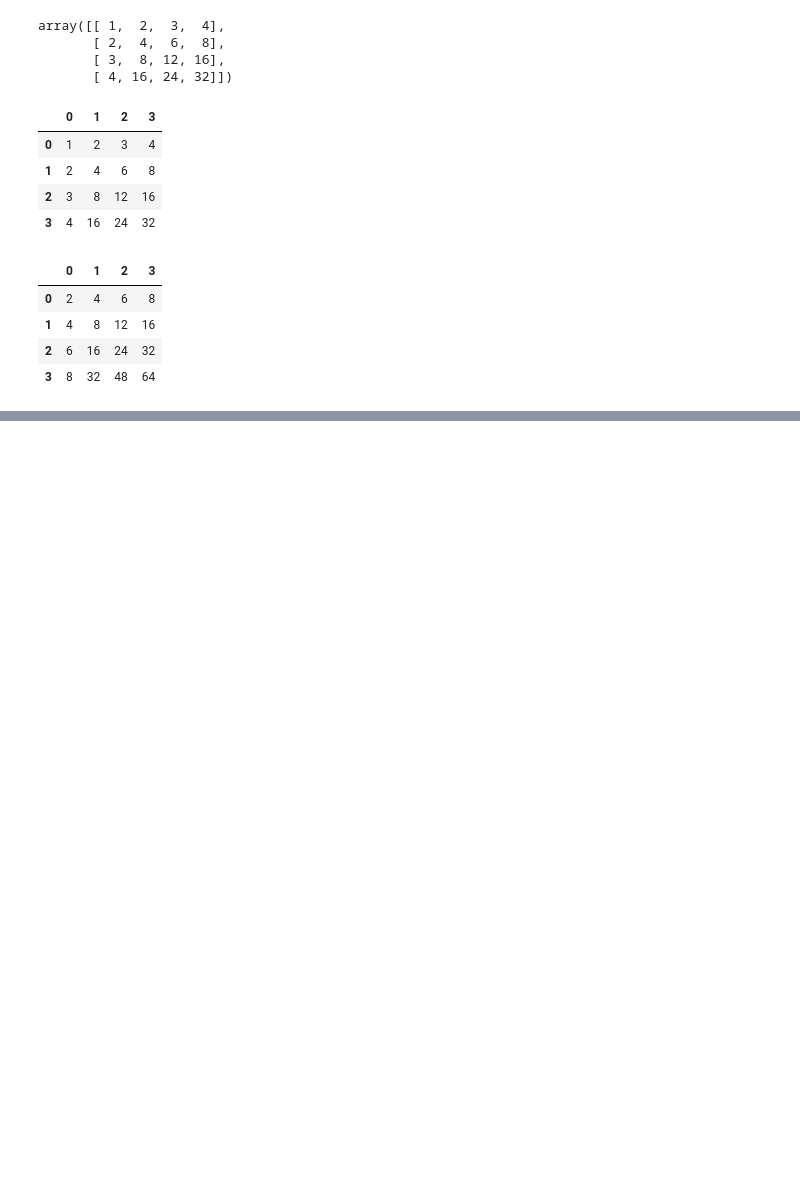
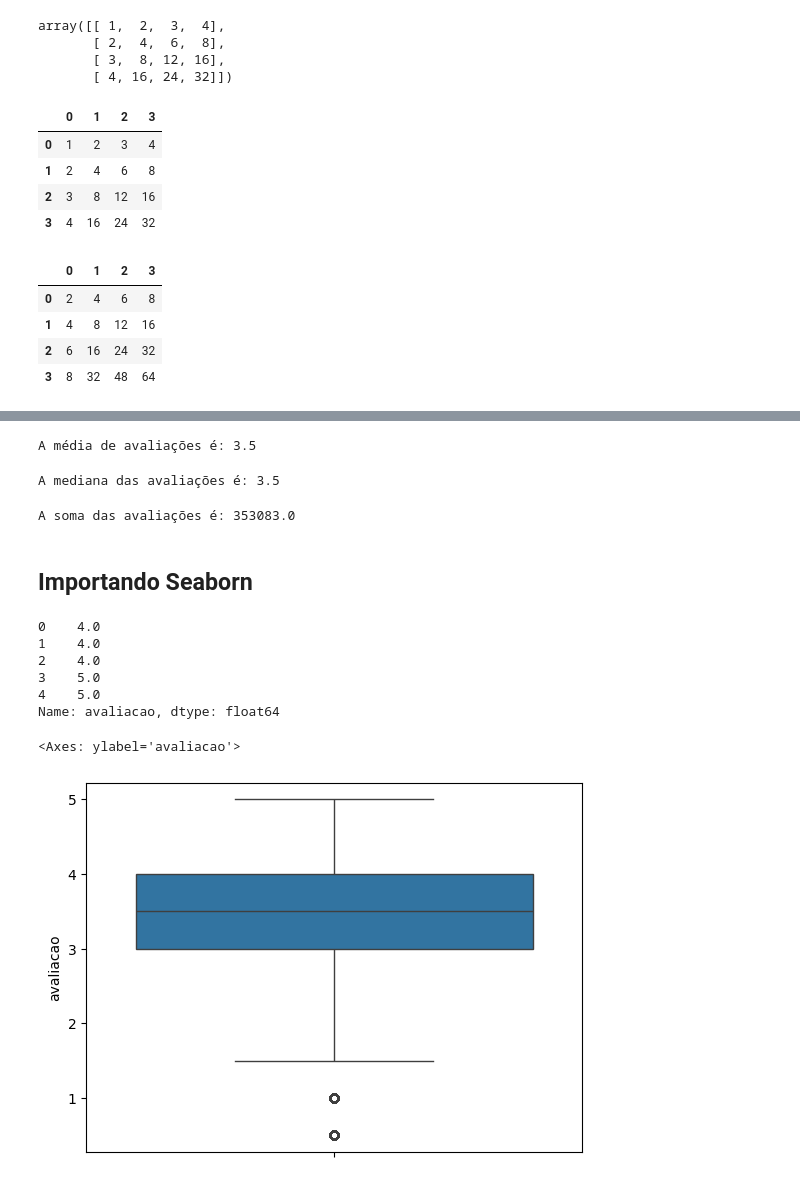
Before and after one commit to Lafaietepedro/semana_eda_tarde, a Jupyter notebook: dia1.ipynb, the cells around one changed output, grey strips where cells are left out. Drawn from its saved outputs; the diff is of its cells as text; code cells hidden in the pictures; blank space fills up the shorter version.

```diff
--- a/dia1.ipynb
+++ b/dia1.ipynb
@@ -124,0 +292,17 @@ df_dobrado.head()
+# %%
+# Calculando a média
+print(f'A média de avaliações é: {df_filmes.avaliacao.mean().round(2)}')
+# %% [output]
+A média de avaliações é: 3.5
+# %%
+# Calculando a mediana
+print(f'A mediana das avaliações é: {df_filmes.avaliacao.median().round(2)}')
+# %% [output]
+A mediana das avaliações é: 3.5
+# %%
+# Calculando a soma
+print(f'A soma das avaliações é: {df_filmes.avaliacao.sum()}')
+# %% [output]
+A soma das avaliações é: 353083.0
+# %% [markdown]
+## Importando Seaborn
@@ -124,0 +311,18 @@ df_dobrado.head()
+# %%
+# Criando variável
+notas = df_filmes.avaliacao
+# %%
+# Mostrando o cabeçalho
+notas.head()
+# %% [output]
+0    4.0
+1    4.0
+2    4.0
+3    5.0
+4    5.0
+Name: avaliacao, dtype: float64
+# %%
+sns.boxplot(notas)
+# %% [output]
+<Axes: ylabel='avaliacao'>
+[figure, added]
```
Also changed, not shown: parts of 45 cells of this notebook.
